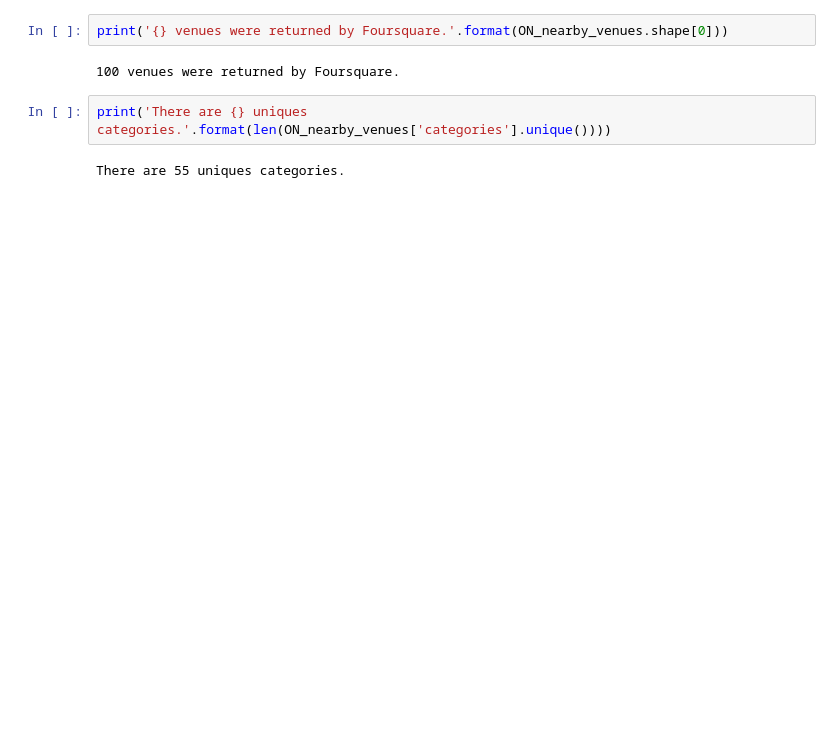
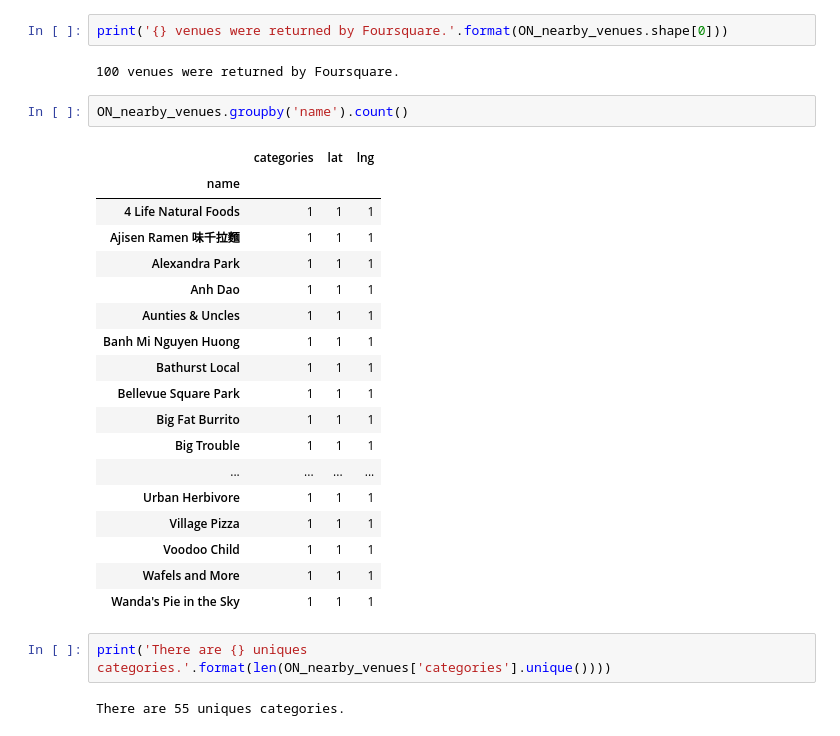
Before and after one commit to emichaelobi/Coursera_Capstone_Project, a Jupyter notebook: Coursera_Capstone_Notebook.ipynb, the cells around one changed output. Saved outputs shown, nothing was run; the diff lists cells and outputs as text; blank space fills up the shorter version.

```diff
--- a/Coursera_Capstone_Notebook.ipynb
+++ b/Coursera_Capstone_Notebook.ipynb
@@ -661,6 +683,27 @@ ON_nearby_venues.head()
 print('{} venues were returned by Foursquare.'.format(ON_nearby_venues.shape[0]))
 # %% [output]
 100 venues were returned by Foursquare.
+# %%
+ON_nearby_venues.groupby('name').count()
+# %% [output]
+|  | categories | lat | lng |
+| name |  |  |  |
+| 4 Life Natural Foods | 1 | 1 | 1 |
+| Ajisen Ramen 味千拉麵 | 1 | 1 | 1 |
+| Alexandra Park | 1 | 1 | 1 |
+| Anh Dao | 1 | 1 | 1 |
+| Aunties & Uncles | 1 | 1 | 1 |
+| Banh Mi Nguyen Huong | 1 | 1 | 1 |
+| Bathurst Local | 1 | 1 | 1 |
+| Bellevue Square Park | 1 | 1 | 1 |
+| Big Fat Burrito | 1 | 1 | 1 |
+| Big Trouble | 1 | 1 | 1 |
+| ... | ... | ... | ... |
+| Urban Herbivore | 1 | 1 | 1 |
+| Village Pizza | 1 | 1 | 1 |
+| Voodoo Child | 1 | 1 | 1 |
+| Wafels and More | 1 | 1 | 1 |
+| Wanda's Pie in the Sky | 1 | 1 | 1 |
 # %%
 print('There are {} uniques categories.'.format(len(ON_nearby_venues['categories'].unique())))
 # %% [output]
```
Also changed, not shown: parts of 5 cells of this notebook.
